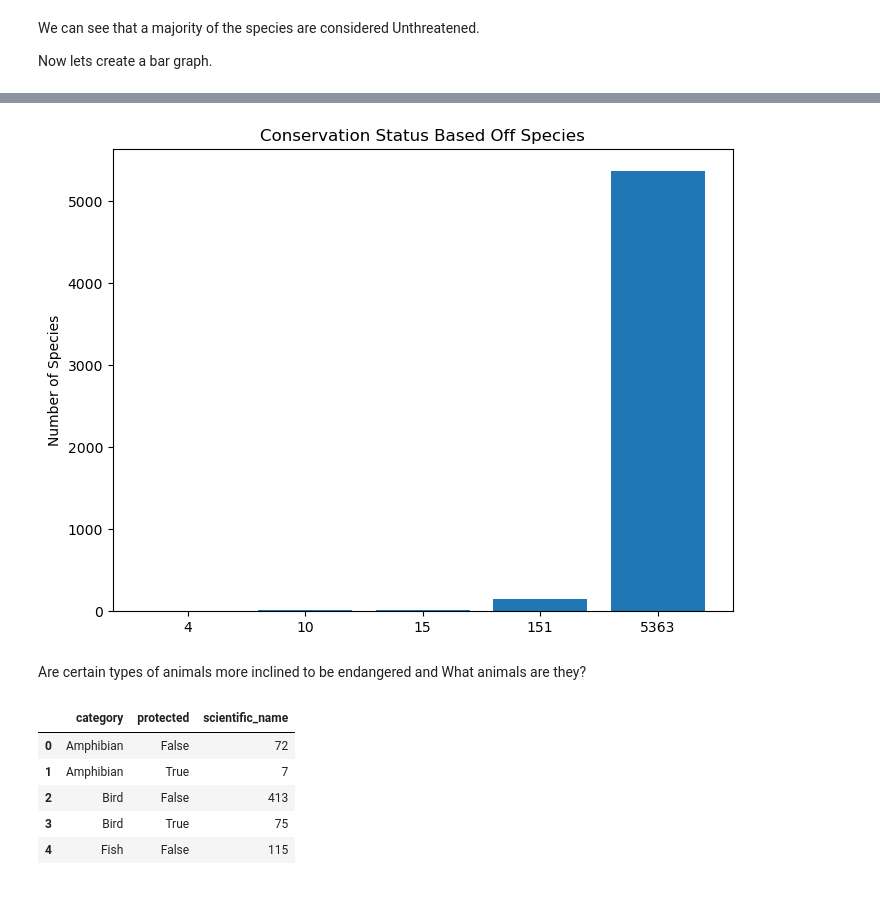
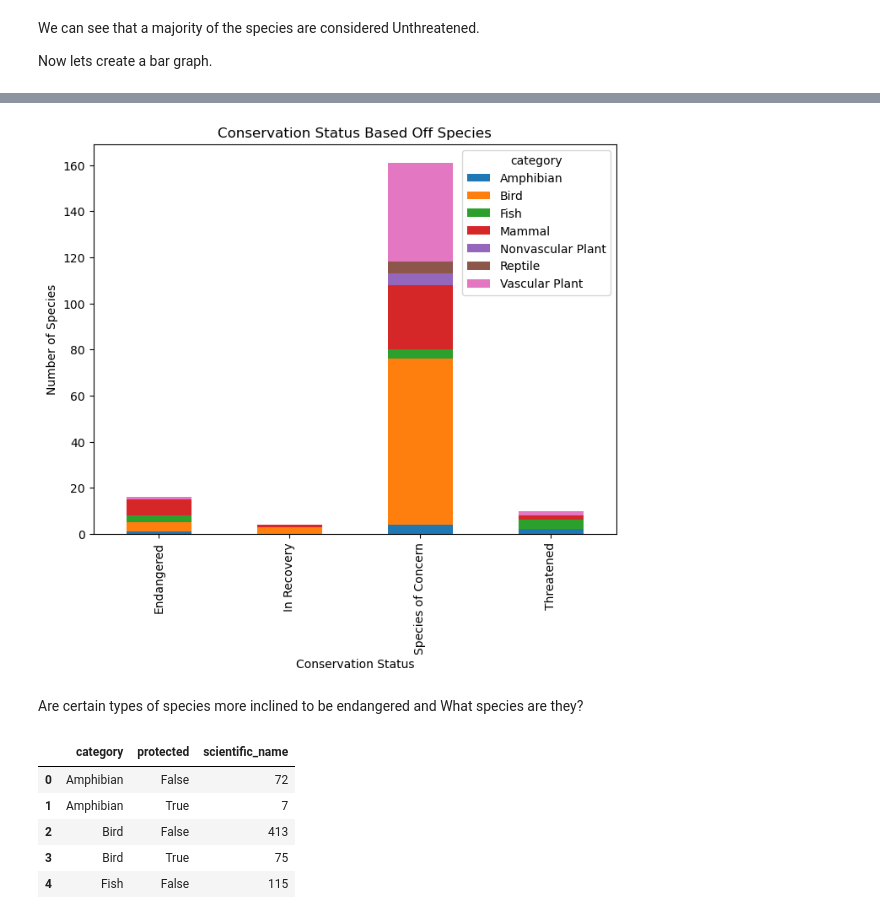
Before and after one commit to nlicari1/Portfolio-Projects, a Jupyter notebook: Biodiversity in National Parks/biodiversity-starter/biodiversity_starter/biodiversity.ipynb, the cells around one changed output, grey strips where cells are left out. Cells and saved outputs as stored; diff of their text form; code cells hidden in the pictures.

```diff
--- a/Biodiversity in National Parks/biodiversity-starter/biodiversity_starter/biodiversity.ipynb
+++ b/Biodiversity in National Parks/biodiversity-starter/biodiversity_starter/biodiversity.ipynb
@@ -87,4 +88,5 @@ We can see that a majority of the species are considered Unthreatened.
 
 Now lets create a bar graph.
 # %%
-amount_protected = species_df.groupby('conservation_status').scientific_name.nunique().reset_index().sort_values(by='scientific_name')
+amount_protected = species_df[species_df.conservation_status != 'Unthreatened'].groupby(['conservation_status','category'])['scientific_name'].count().unstack()
+amount_protected
@@ -91,16 +100,14 @@ amount_protected = species_df.groupby('conservation_status').scientific_name.nun
 # %%
-plt.figure(figsize=(8,6))
-ax = plt.subplot()
-plt.bar(range(len(amount_protected)), amount_protected.scientific_name.values)
+ax = amount_protected.plot(kind='bar',figsize=(8,6),stacked=True)
 ax.set_xticks(range(len(amount_protected)))
-ax.set_xticklabels(amount_protected.scientific_name)
-plt.ylabel('Number of Species')
+ax.set_xlabel("Conservation Status")
+ax.set_ylabel("Number of Species")
 plt.title('Conservation Status Based Off Species')
 plt.show()
 # %% [output]
-[figure, old version]
+[figure, new version]
 # %% [markdown]
-Are certain types of animals more inclined to be endangered and What animals are they?
+Are certain types of species more inclined to be endangered and What species are they?
 # %%
 species_df['protected'] = species_df.conservation_status != 'Unthreatened'
 # %%
```
Also changed, not shown: parts of 8 cells of this notebook.
